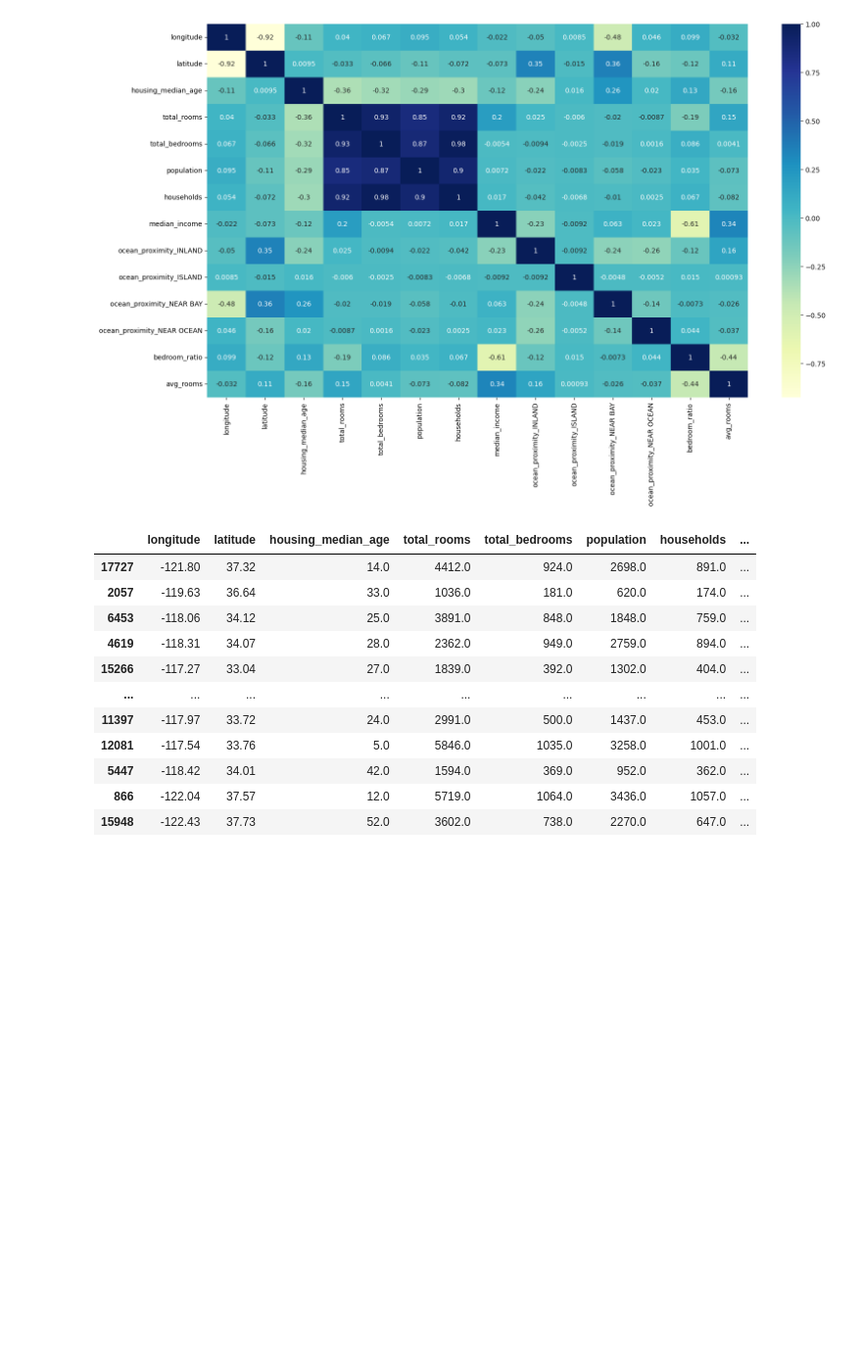
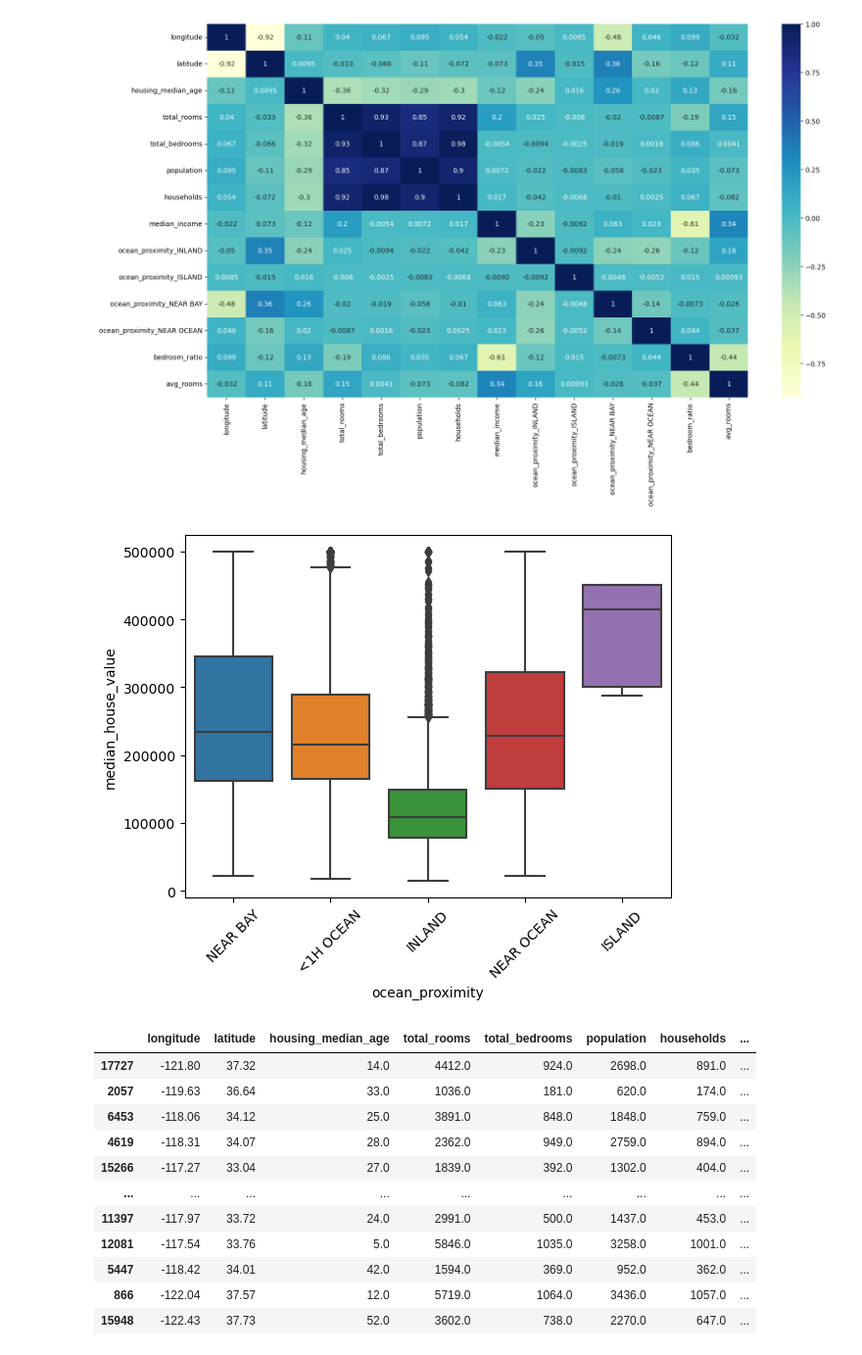
Before and after one commit to Elijah-Diekmann/ML-House-Price-Predictions, a Jupyter notebook: ML Project.ipynb, the cells around one changed output. Shown at 98% size. Cells and saved outputs as stored; diff of their text form; code cells hidden in the pictures; blank space fills up the shorter version.

```diff
--- a/ML Project.ipynb
+++ b/ML Project.ipynb
@@ -81,6 +81,12 @@ sns.heatmap(X_train.corr(), annot=True, cmap='YlGnBu')
 plt.show()
 # %% [output]
 [figure]
+# %%
+sns.boxplot(x='ocean_proximity', y='median_house_value', data=data)
+plt.xticks(rotation=45)
+plt.show()
+# %% [output]
+[figure, added]
 # %%
 X_train['bedroom_ratio'] = X_train['total_bedrooms'] / X_train['total_rooms']
 X_train['avg_rooms'] = X_train['total_rooms'] / X_train['households']
```
Also changed, not shown: parts of 1 cell of this notebook.
